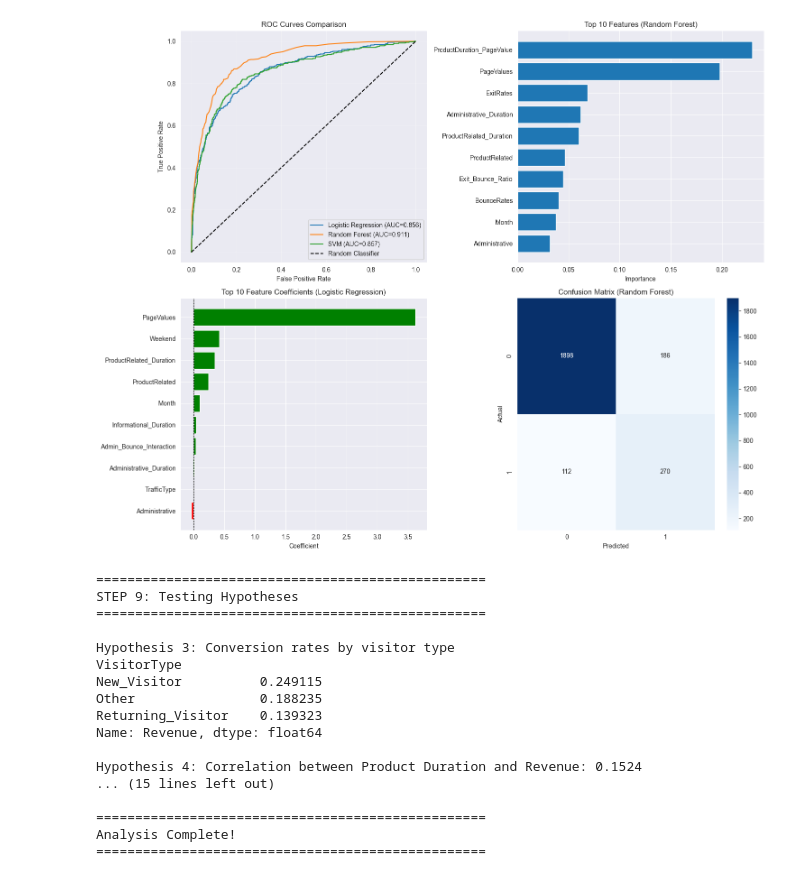
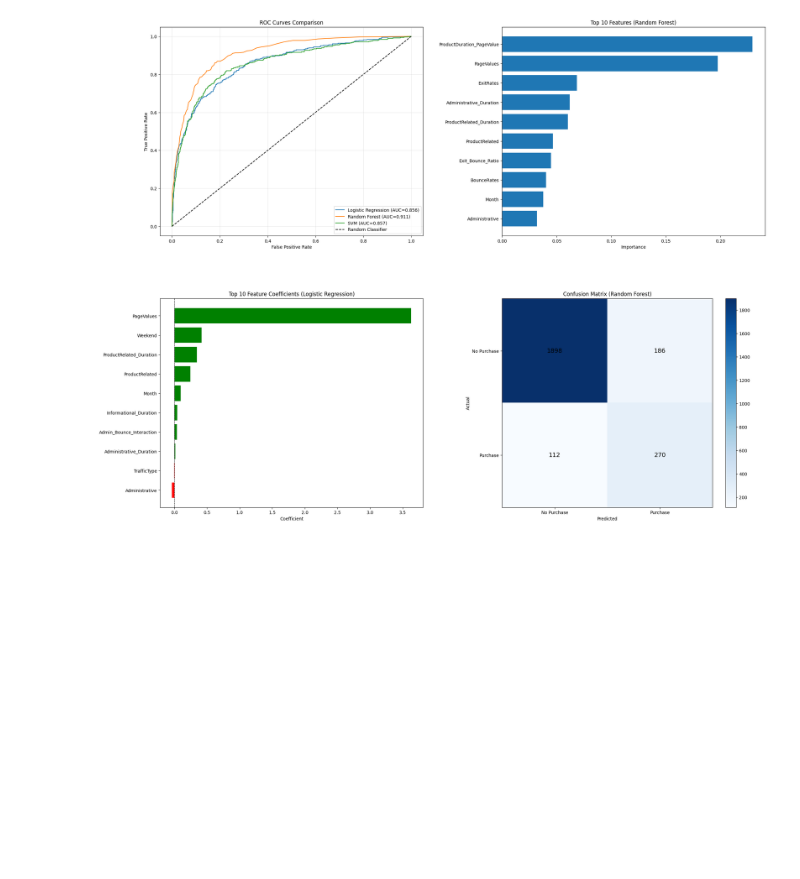
Before and after one commit to bohans3/is517_final, a Jupyter notebook: IS_517_Final.ipynb, the cells around one changed output. Saved outputs shown, nothing was run; the diff lists cells and outputs as text; code cells hidden in the pictures; blank space fills up the shorter version.

```diff
--- a/IS_517_Final.ipynb
+++ b/IS_517_Final.ipynb
@@ -11,7 +5,6 @@ For an overview of PyCharm, go to Help -> Learn IDE features or refer to [our do
 # %%
 import pandas as pd
 import matplotlib.pyplot as plt
-import seaborn as sns
 from sklearn.model_selection import train_test_split
 from sklearn.preprocessing import LabelEncoder, StandardScaler
 from sklearn.linear_model import LogisticRegression
@@ -26,21 +19,13 @@ warnings.filterwarnings('ignore')
 # 1. LOAD AND EXPLORE DATA
 # ============================================
 print("=" * 50)
-print("STEP 1: Loading and Exploring Data")
+print("STEP 1: Loading Data")
 print("=" * 50)
 
 # Load the dataset
 df = pd.read_csv('online_shoppers_intention.csv')
 
 print(f"\nDataset shape: {df.shape}")
-print(f"\nFirst few rows:")
-print(df.head())
-
-print(f"\nData types:")
-print(df.dtypes)
-
-print(f"\nMissing values:")
-print(df.isnull().sum())
 
 print(f"\nClass distribution:")
 print(df['Revenue'].value_counts())
@@ -73,13 +58,12 @@ for col in categorical_cols:
 # Convert boolean to integer
 y = y.astype(int)
 
-print("\nPreprocessing complete!")
 
 # ============================================
 # 3. FEATURE ENGINEERING
 # ============================================
 print("\n" + "=" * 50)
-print("STEP 3: Feature Engineering")
+print("STEP 3: Adding Feature Engineering")
 print("=" * 50)
 
 # Create interaction features as per research question 2
@@ -219,11 +203,8 @@ print(rf_importance.head(10))
 # ============================================
 # 8. VISUALIZATIONS
 # ============================================
-print("\n" + "=" * 50)
-print("STEP 8: Creating Visualizations")
-print("=" * 50)
-
-fig, axes = plt.subplots(2, 2, figsize=(15, 12))
+fig, axes = plt.subplots(2, 2, figsize=(25, 20))
+plt.subplots_adjust(wspace=0.3, hspace=0.3)
 
 # ROC Curves
 ax = axes[0, 0]
@@ -258,21 +239,33 @@ ax.axvline(x=0, color='black', linestyle='--', linewidth=0.8)
 # Confusion Matrix (Random Forest - Best Model)
 ax = axes[1, 1]
 cm = confusion_matrix(y_test, y_pred_rf)
-sns.heatmap(cm, annot=True, fmt='d', cmap='Blues', ax=ax)
+
+# Display the matrix as an image
+im = ax.imshow(cm, cmap='Blues', aspect='auto')
+
+# Add text annotations (the numbers)
+for i in range(cm.shape[0]):
+    for j in range(cm.shape[1]):
+        text = ax.text(j, i, cm[i, j],
+                      ha="center", va="center", color="black", fontsize=14)
+
+# Labels
 ax.set_xlabel('Predicted')
 ax.set_ylabel('Actual')
 ax.set_title('Confusion Matrix (Random Forest)')
+ax.set_xticks([0, 1])
+ax.set_yticks([0, 1])
+ax.set_xticklabels(['No Purchase', 'Purchase'])
+ax.set_yticklabels(['No Purchase', 'Purchase'])
 
-plt.tight_layout()
-plt.savefig('model_comparison_results.png', dpi=300, bbox_inches='tight')
-print("Visualizations saved as 'model_comparison_results.png'")
-plt.show()
+# Add colorbar
+plt.colorbar(im, ax=ax)
 
 # ============================================
 # 9. HYPOTHESIS TESTING
 # ============================================
 print("\n" + "=" * 50)
-print("STEP 9: Testing Hypotheses")
+print("STEP 8: Testing Hypotheses")
 print("=" * 50)
 
 # Hypothesis 3: Returning visitors convert at higher rates
@@ -290,21 +283,11 @@ print(f"\nHypothesis 4: Correlation between Product Duration and Revenue: {corre
 # 10. SUMMARY
 # ============================================
 print("\n" + "=" * 50)
-print("FINAL SUMMARY")
+print("SUMMARY")
 print("=" * 50)
 
 print("\nModel Performance (ROC-AUC):")
 for model_name, result in results.items():
     print(f"  {model_name}: {result['roc_auc']:.4f}")
-
-print("\nKey Insights:")
-print("1. Best performing model:", max(results.items(), key=lambda x: x[1]['roc_auc'])[0])
-print("2. Most important features identified")
-print("3. Class imbalance successfully addressed with SMOTE")
-print("4. Feature engineering completed")
-
-print("\n" + "=" * 50)
-print("Analysis Complete!")
-print("=" * 50)
 # %% [output]
 ==================================================
@@ -327,18 +310 @@ Visualizations saved as 'model_comparison_results.png'
-[figure, old version]
+[figure, new version]
-==================================================
-STEP 9: Testing Hypotheses
-==================================================
-
-Hypothesis 3: Conversion rates by visitor type
-VisitorType
-New_Visitor          0.249115
-Other                0.188235
-Returning_Visitor    0.139323
-Name: Revenue, dtype: float64
-
-Hypothesis 4: Correlation between Product Duration and Revenue: 0.1524
-... (15 lines left out)
-
-==================================================
-Analysis Complete!
-==================================================
```
Also changed, not shown: parts of 2 cells of this notebook.
